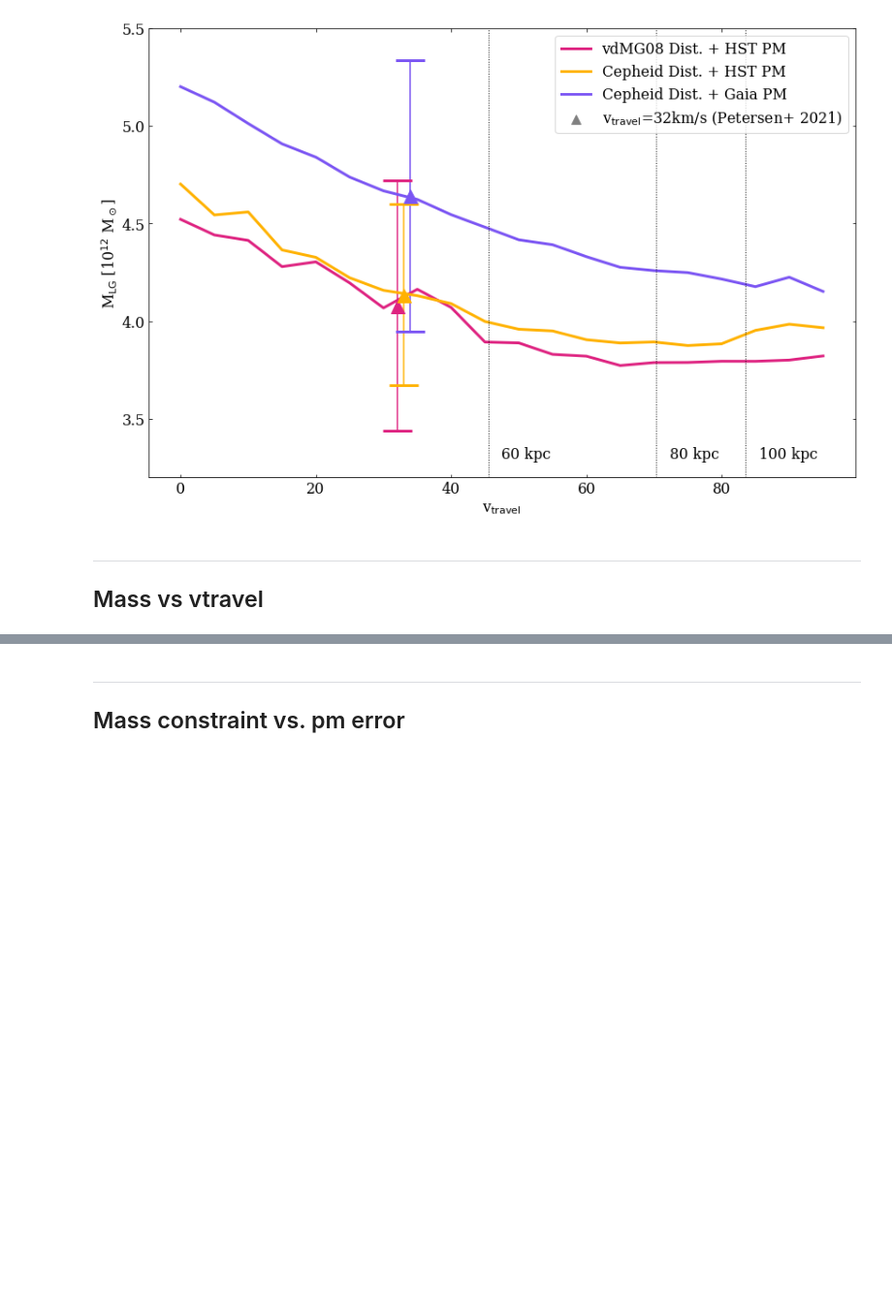
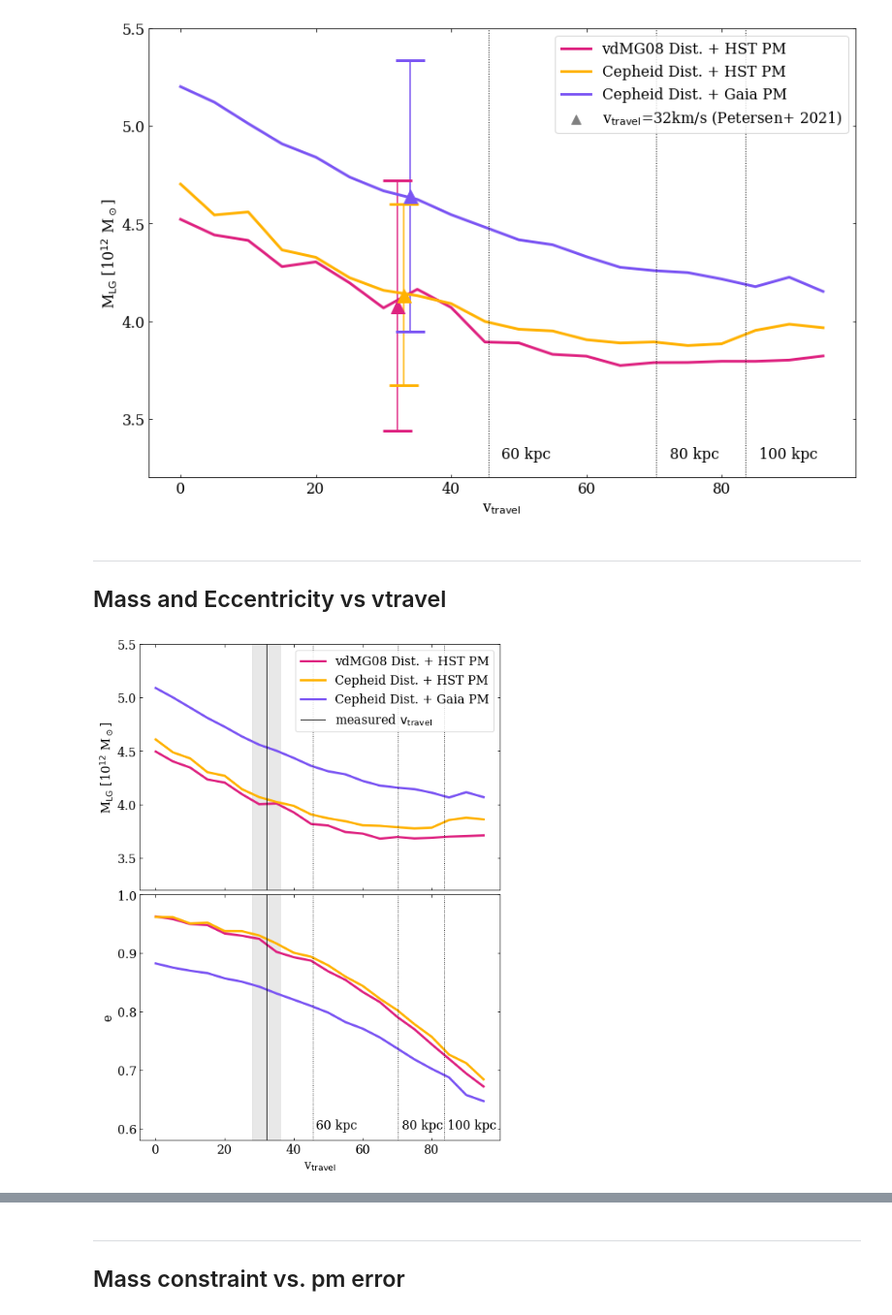
Before and after one commit to katiechambe/yellowCard, a Jupyter notebook: notebooks/pymc3-analyze-runs.ipynb, the cells around one changed output, grey strips where cells are left out. Shown at 97% size. Drawn from its saved outputs; the diff is of its cells as text; code cells hidden in the pictures; blank space fills up the shorter version.

```diff
--- a/notebooks/pymc3-analyze-runs.ipynb
+++ b/notebooks/pymc3-analyze-runs.ipynb
@@ -379,4 +427,61 @@ plt.show()
 [figure]
 # %% [markdown]
 ___
-## Mass vs vtravel
+## Mass and Eccentricity vs vtravel
+# %%
+# distance of tracers in the halo vs. "measured" travel velocity from Garavito-Camargo 2021
+nico_data = [[60.09584664536741, 45.45454545454547],
+ [80.03194888178913, 70.27972027972028],
+[100.22364217252397, 83.56643356643357],
+[120.1597444089457, 92.65734265734265]] # note this is dist vs. velocity
+# %%
+modelChoices = ["vdm2012","Dataset3","fiducial2021"]
+label = [r"vdMG08 Dist. + HST PM",r"Cepheid Dist. + HST PM",r"Cepheid Dist. + Gaia PM"]
+alpha = [0,1,2]
+
+fig,ax=plt.subplots(2,figsize=(8.5,12),sharex=True)
+plt.subplots_adjust(hspace=0.02)
+for mod,al in zip(modelChoices,alpha):
+    ax[0].plot(meds_vtravel[mod]['vtravel'][:-1], meds_vtravel[mod]['M'][:-1],
+             label=labels[mod], color=palette[mod], lw=3)
+    ax[1].plot(meds_vtravel[mod]['vtravel'][:-1], meds_vtravel[mod]['e'][:-1],
+             label=labels[mod], color=palette[mod], lw=3)
+
+
+for i in range(len(nico_data))[0:-1]:
+    for tohru in [0,1]:
+        ax[tohru].axvline(nico_data[i][1],color="black", linestyle="dotted", lw=1)
+    ax[1].text(nico_data[i][1]+1, 0.6,"%.0f kpc" % nico_data[i][0])
+
+
+ax[0].set_ylim(3.2,5.5)
+ax[1].set_ylim(0.58,1)
+
+for kyou in range(2):
+    lowlim, highlim = ax[kyou].get_ylim()
+    ax[kyou].fill_betweenx(np.linspace(lowlim,highlim),
+                             32-4, 32+4,
+                             color='lightgrey',
+                             alpha=0.5)
+    ax[kyou].axvline(32,
+                     color="black",
+                     linestyle="solid",
+                     lw=1,
+                     label=r"measured $\rm v_{travel}$")
+
+
+
+
+
+ax[0].set_ylabel(r'M$_{\rm LG}$ [10$^{12}$ M$_\odot$]')
+ax[1].set_ylabel(r'e')
+ax[1].set_xlabel(r'v$_{\rm travel}$')
+ax[1].set_yticks(np.linspace(0.6,1,5))
+
+ax[0].legend(loc="upper right")
+
+# plt.tight_layout()
+plt.savefig("../plots/analyze-runs-massAndEcc.pdf",bbox_inches='tight')
+plt.show()
+# %% [output]
+[figure, added]
```
Also changed, not shown: parts of 9 cells of this notebook, 2 other files.
